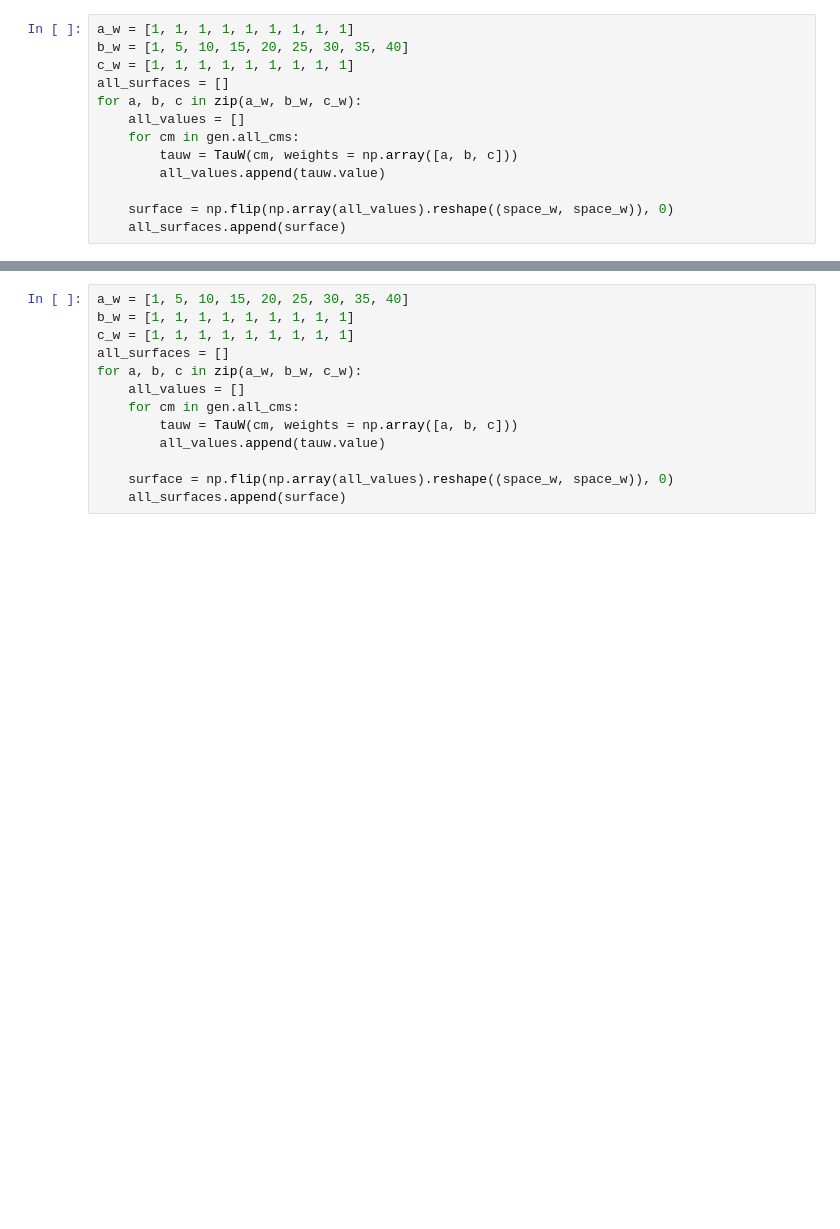
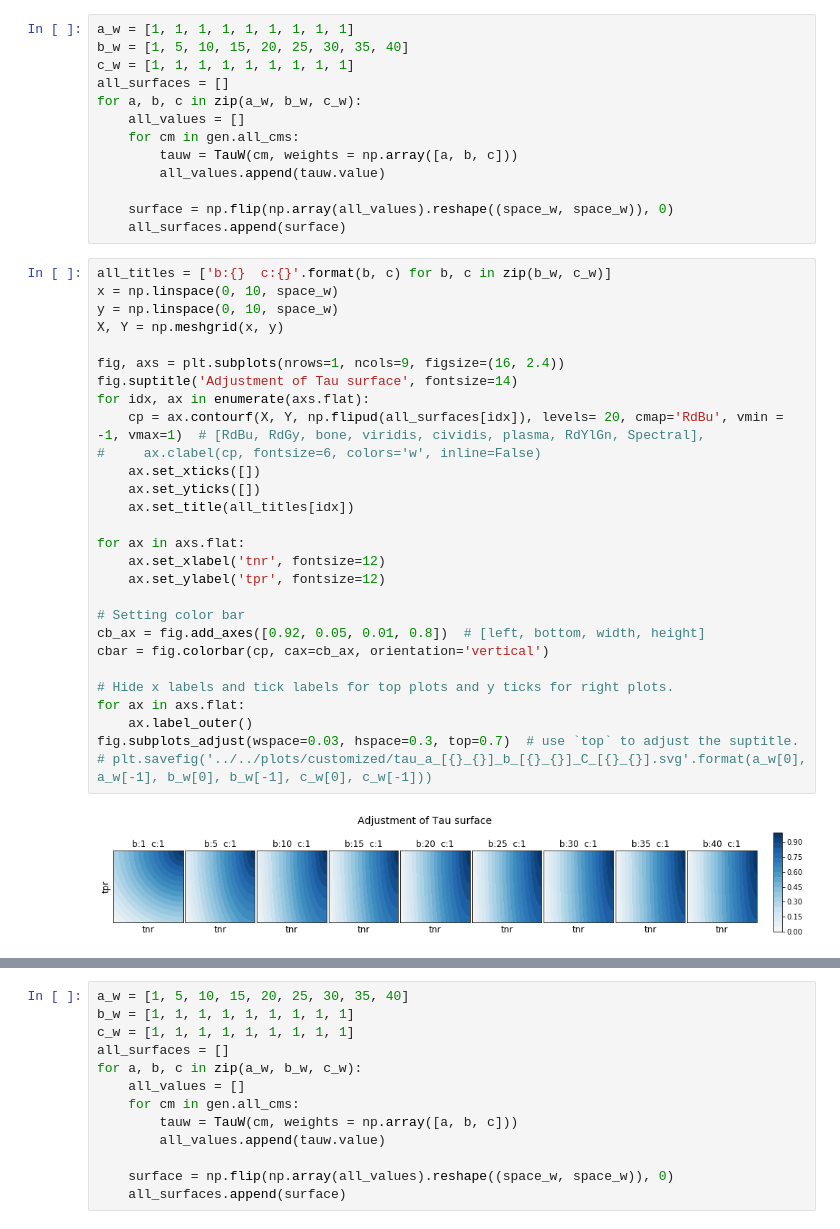
Before and after one commit to colinkehoe/contingency-space, a Jupyter notebook: notebooks/weighted_tau.ipynb, the cells around one changed output, grey strips where cells are left out. Drawn from its saved outputs; the diff is of its cells as text; blank space fills up the shorter version.

```diff
--- a/notebooks/weighted_tau.ipynb
+++ b/notebooks/weighted_tau.ipynb
@@ -64,6 +93,36 @@ for a, b, c in zip(a_w, b_w, c_w):
 
     surface = np.flip(np.array(all_values).reshape((space_w, space_w)), 0)
     all_surfaces.append(surface)
+# %%
+all_titles = ['b:{}  c:{}'.format(b, c) for b, c in zip(b_w, c_w)]
+x = np.linspace(0, 10, space_w)
+y = np.linspace(0, 10, space_w)
+X, Y = np.meshgrid(x, y)
+
+fig, axs = plt.subplots(nrows=1, ncols=9, figsize=(16, 2.4))
+fig.suptitle('Adjustment of Tau surface', fontsize=14)
+for idx, ax in enumerate(axs.flat):
+    cp = ax.contourf(X, Y, np.flipud(all_surfaces[idx]), levels= 20, cmap='RdBu', vmin = -1, vmax=1)  # [RdBu, RdGy, bone, viridis, cividis, plasma, RdYlGn, Spectral],
+#     ax.clabel(cp, fontsize=6, colors='w', inline=False)
+    ax.set_xticks([])
+    ax.set_yticks([])
+    ax.set_title(all_titles[idx])
+
+for ax in axs.flat:
+    ax.set_xlabel('tnr', fontsize=12)
+    ax.set_ylabel('tpr', fontsize=12)
+
+# Setting color bar
+cb_ax = fig.add_axes([0.92, 0.05, 0.01, 0.8])  # [left, bottom, width, height]
+cbar = fig.colorbar(cp, cax=cb_ax, orientation='vertical')
+
+# Hide x labels and tick labels for top plots and y ticks for right plots.
+for ax in axs.flat:
+    ax.label_outer()
+fig.subplots_adjust(wspace=0.03, hspace=0.3, top=0.7)  # use `top` to adjust the suptitle.
+# plt.savefig('../../plots/customized/tau_a_[{}_{}]_b_[{}_{}]_C_[{}_{}].svg'.format(a_w[0], a_w[-1], b_w[0], b_w[-1], c_w[0], c_w[-1]))
+# %% [output]
+[figure, added]
 # %%
 all_titles = ['b:{}  c:{}'.format(b, c) for b, c in zip(b_w, c_w)]
 x = np.linspace(0, 10, space_w)
```
Also changed, not shown: parts of 23 cells of this notebook, 3 other files.
